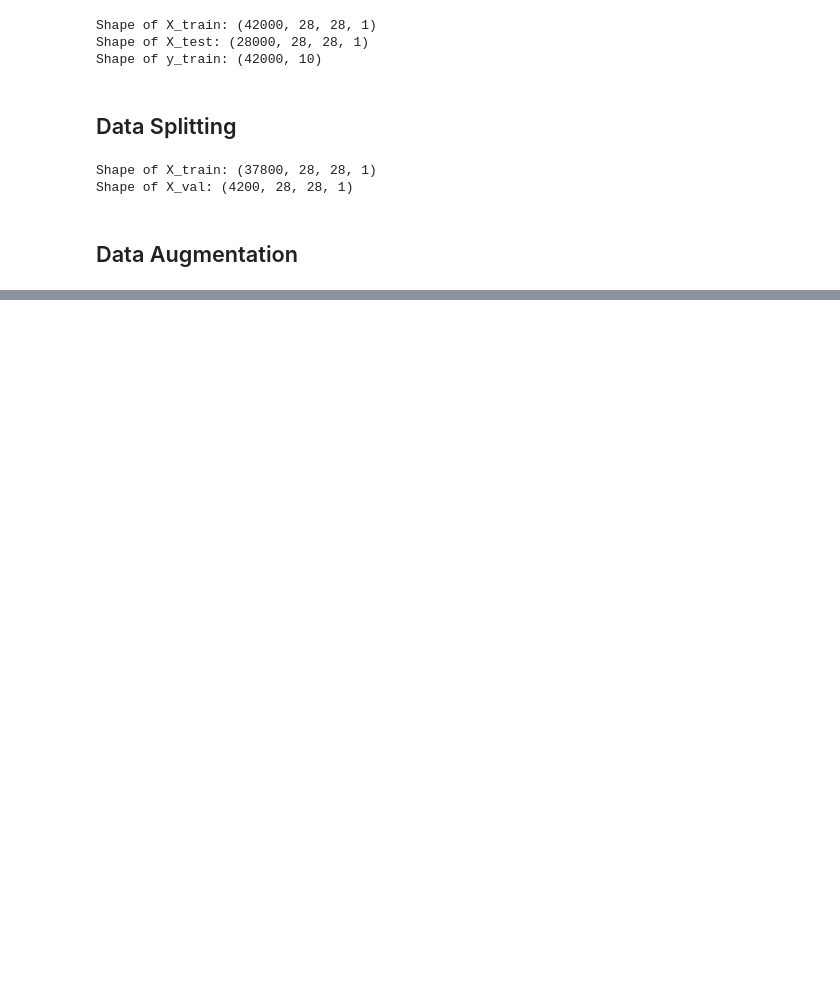
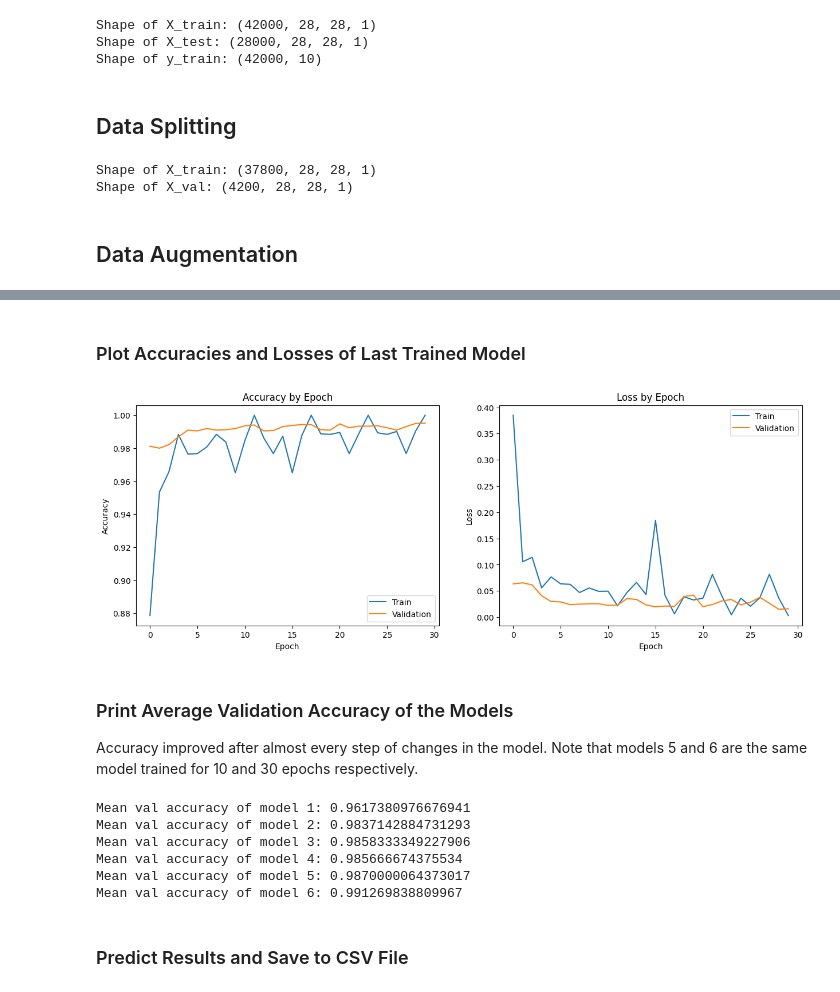
Before and after one commit to i-osipchyk/digit-recognizer, a Jupyter notebook: digit-recognizer.ipynb, the cells around one changed output, grey strips where cells are left out. Saved outputs shown, nothing was run; the diff lists cells and outputs as text; code cells hidden in the pictures; blank space fills up the shorter version.

Commit message:
added Model Selection and evaluation steps

```diff
--- a/digit-recognizer.ipynb
+++ b/digit-recognizer.ipynb
@@ -135,0 +208,2 @@ datagen.fit(X_train)
+# %%
+optimizer = RMSprop(learning_rate=0.001, rho=0.9, epsilon=1e-08, decay=0.0)
@@ -135,0 +213,6 @@ datagen.fit(X_train)
+# %%
+learning_rate_reduction = ReduceLROnPlateau(monitor='val_acc',
+                                            patience=3,
+                                            verbose=1,
+                                            factor=0.5,
+                                            min_lr=0.00001)
@@ -135,0 +221,15 @@ datagen.fit(X_train)
+# %%
+model.compile(optimizer=optimizer,
+              loss='categorical_crossentropy',
+              metrics=['accuracy'])
+# %%
+batch_size = 86
+epochs = 30
+
+history = model.fit(
+    datagen.flow(X_train, y_train, batch_size=batch_size),
+    epochs=epochs,
+    validation_data=(X_val, y_val),
+    verbose=1,
+    steps_per_epoch=X_train.shape[0] // batch_size,
+    callbacks=[learning_rate_reduction])
@@ -135,0 +277,22 @@ datagen.fit(X_train)
+# %% [markdown]
+### Plot Accuracies and Losses of Last Trained Model
+# %%
+fig, (ax1, ax2) = plt.subplots(nrows=1, ncols=2, figsize=(15, 5))
+
+ax1.plot(history.history['accuracy'])
+ax1.plot(history.history['val_accuracy'])
+ax1.set_title('Accuracy by Epoch')
+ax1.set_xlabel('Epoch')
+ax1.set_ylabel('Accuracy')
+ax1.legend(['Train', 'Validation'], loc='lower right')
+
+ax2.plot(history.history['loss'])
+ax2.plot(history.history['val_loss'])
+ax2.set_title('Loss by Epoch')
+ax2.set_xlabel('Epoch')
+ax2.set_ylabel('Loss')
+ax2.legend(['Train', 'Validation'], loc='upper right')
+
+plt.show()
+# %% [output]
+[figure, added]
@@ -135,0 +303,17 @@ datagen.fit(X_train)
+# %% [markdown]
+### Print Average Validation Accuracy of the Models
+
+Accuracy improved after almost every step of changes in the model. Note that models 5 and 6 are the same model trained for 10 and 30 epochs respectively.
+# %%
+for i, hist in enumerate(histories):
+    mean_acc = np.mean(hist.history['val_accuracy'])
+    print(f'Mean val accuracy of model {i+1}: {mean_acc}')
+# %% [output]
+Mean val accuracy of model 1: 0.9617380976676941
+Mean val accuracy of model 2: 0.9837142884731293
+Mean val accuracy of model 3: 0.9858333349227906
+Mean val accuracy of model 4: 0.985666674375534
+Mean val accuracy of model 5: 0.9870000064373017
+Mean val accuracy of model 6: 0.991269838809967
+# %% [markdown]
+### Predict Results and Save to CSV File
```
Also changed, not shown: parts of 20 cells of this notebook.
